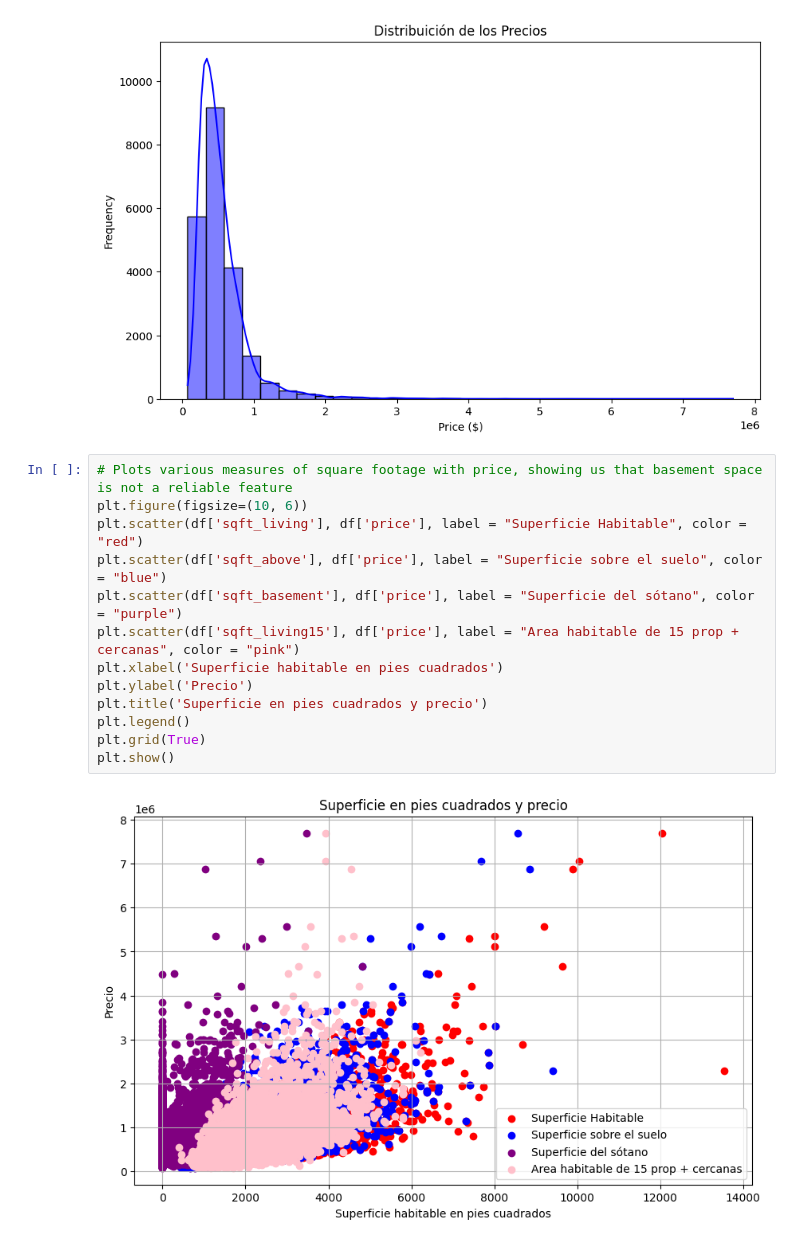
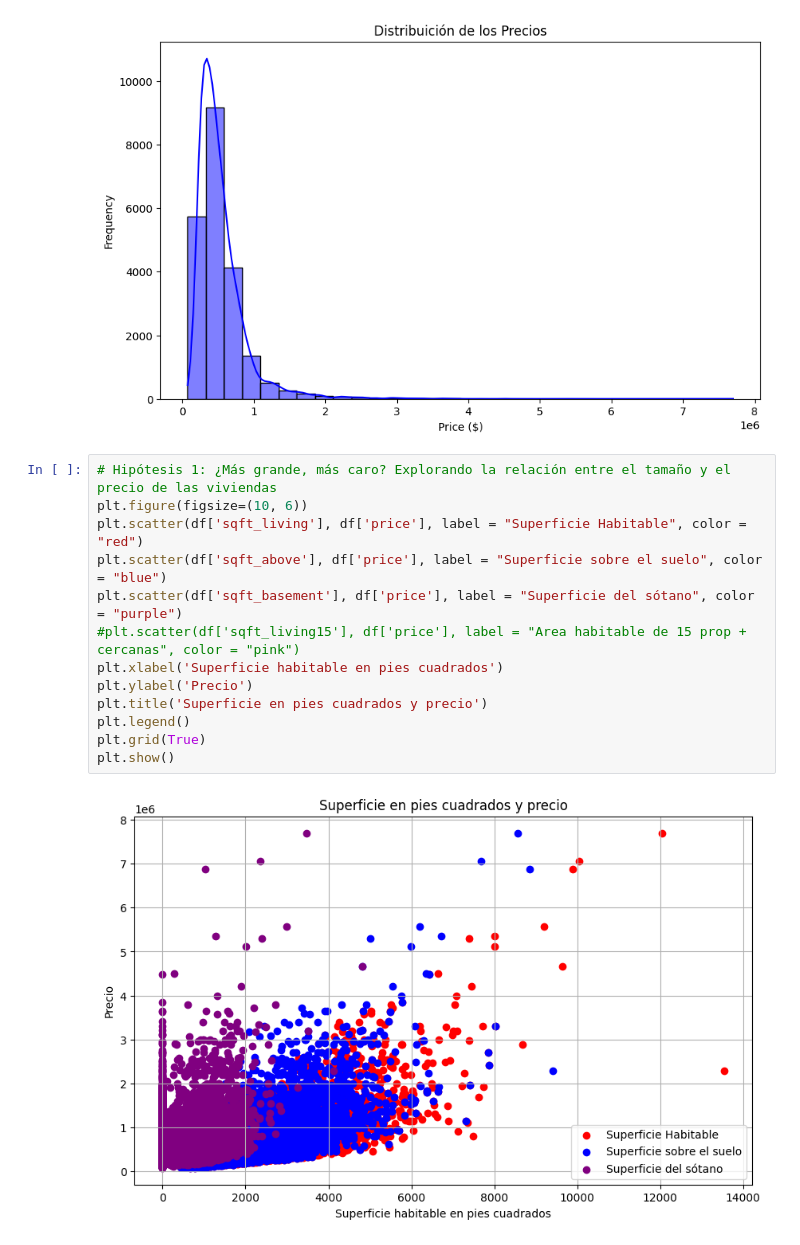
Before and after one commit to ndeleonardis/DataSetNoeliaDeLeonardis, a Jupyter notebook: Entregable_dataset_noelia_de_leonardis.ipynb, the cells around one changed output. Drawn from its saved outputs; the diff is of its cells as text.

```diff
--- a/Entregable_dataset_noelia_de_leonardis.ipynb
+++ b/Entregable_dataset_noelia_de_leonardis.ipynb
@@ -112,17 +112,17 @@ plt.show()
 # %% [output]
 [figure]
 # %%
-# Plots various measures of square footage with price, showing us that basement space is not a reliable feature
+# Hipótesis 1: ¿Más grande, más caro? Explorando la relación entre el tamaño y el precio de las viviendas
 plt.figure(figsize=(10, 6))
 plt.scatter(df['sqft_living'], df['price'], label = "Superficie Habitable", color = "red")
 plt.scatter(df['sqft_above'], df['price'], label = "Superficie sobre el suelo", color = "blue")
 plt.scatter(df['sqft_basement'], df['price'], label = "Superficie del sótano", color = "purple")
-plt.scatter(df['sqft_living15'], df['price'], label = "Area habitable de 15 prop + cercanas", color = "pink")
+#plt.scatter(df['sqft_living15'], df['price'], label = "Area habitable de 15 prop + cercanas", color = "pink")
 plt.xlabel('Superficie habitable en pies cuadrados')
 plt.ylabel('Precio')
 plt.title('Superficie en pies cuadrados y precio')
 plt.legend()
 plt.grid(True)
 plt.show()
 # %% [output]
-[figure, old version]
+[figure, new version]
```
Also changed, not shown: parts of 2 cells of this notebook.
